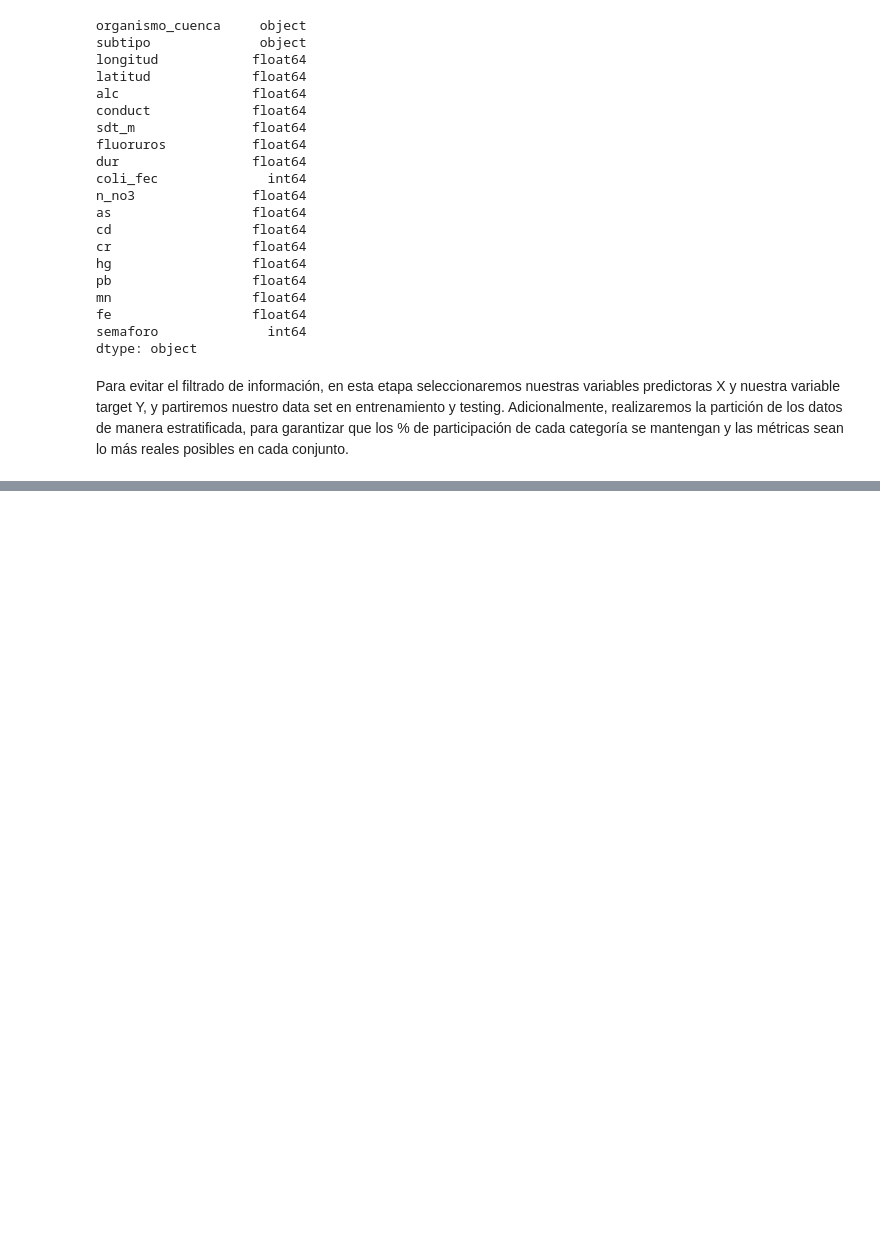
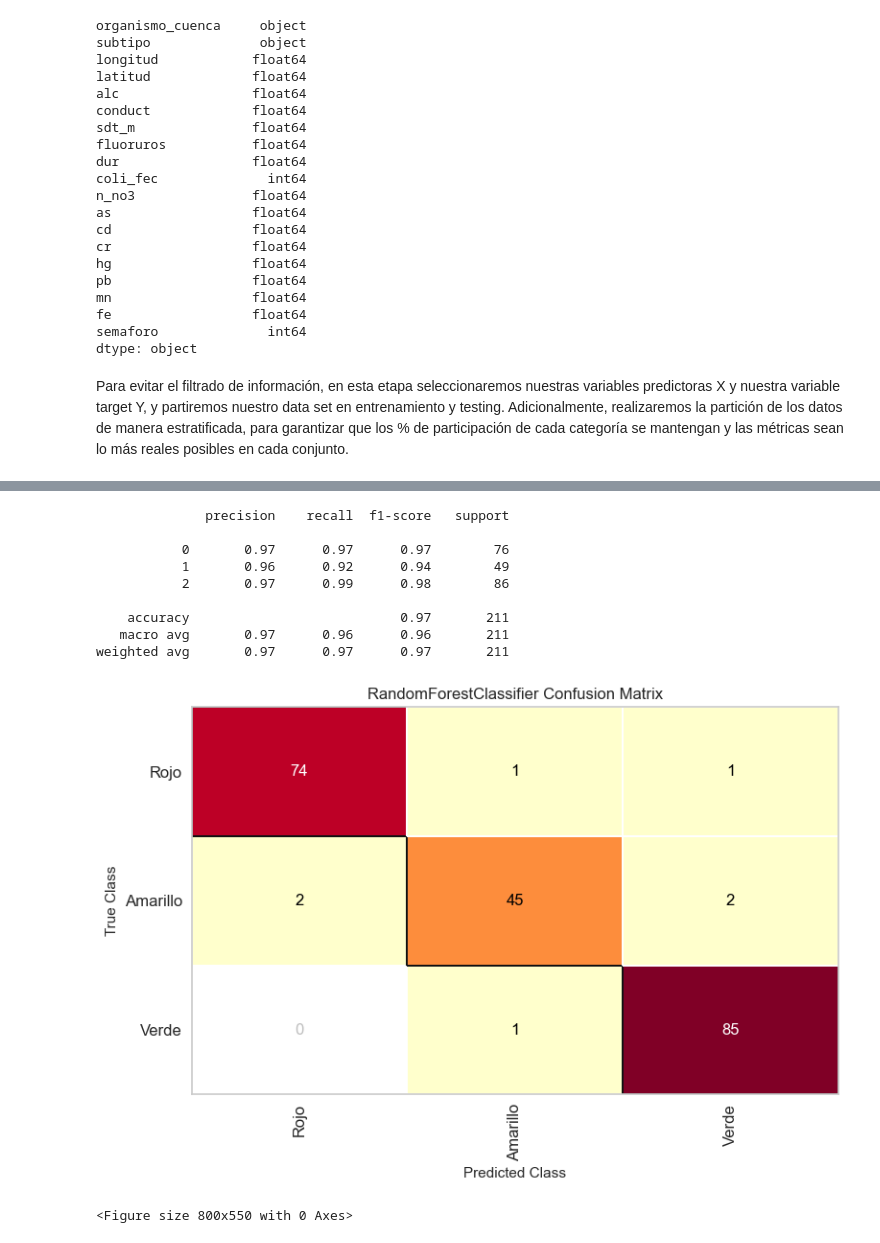
Before and after one commit to PosgradoMNA/Team30, a Jupyter notebook: Semana 9/Reto- Entrega 2 - Clasificación-ensambles.ipynb, the cells around one changed output, grey strips where cells are left out. Cells and saved outputs as stored; diff of their text form; code cells hidden in the pictures; blank space fills up the shorter version.

```diff
--- a/Semana 9/Reto- Entrega 2 - Clasificación-ensambles.ipynb
+++ b/Semana 9/Reto- Entrega 2 - Clasificación-ensambles.ipynb
@@ -219,0 +229,34 @@ X_train
+# %%
+cat_prepo = Pipeline(steps = [('OneHotE', OneHotEncoder(drop='first',handle_unknown='ignore'))])
+
+columnasTransformer = ColumnTransformer(transformers = [('cat_prepo', cat_prepo, categorical_features)
+                                                        ], remainder='passthrough')
+
+X_train_transform = columnasTransformer.fit_transform(X_train)
+# %%
+rf = RandomForestClassifier()
+pipe_model = Pipeline(steps=[('ct',columnasTransformer),('model',rf)])
+pipe_model.fit(X_train,y_train)
+y_pred = pipe_model.predict(X_test)
+# Generate the confusion matrix and classification report
+print(classification_report(y_test, y_pred))
+
+# Instantiate the visualizer with the classification model
+cm(
+    pipe_model,
+    X_train, y_train, X_test, y_test,
+    classes=['Rojo', 'Amarillo','Verde']
+)
+plt.tight_layout()
+# %% [output]
+              precision    recall  f1-score   support
+
+           0       0.97      0.97      0.97        76
+           1       0.96      0.92      0.94        49
+           2       0.97      0.99      0.98        86
+
+    accuracy                           0.97       211
+   macro avg       0.97      0.96      0.96       211
+weighted avg       0.97      0.97      0.97       211
+[figure, added]
+<Figure size 800x550 with 0 Axes>
```
Also changed, not shown: parts of 21 cells of this notebook.
